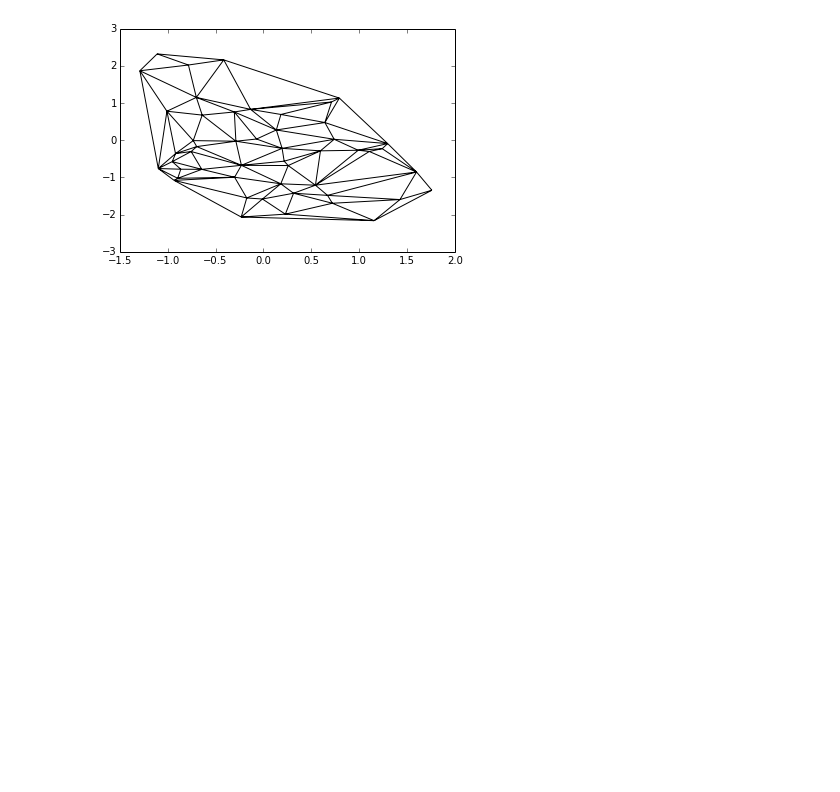
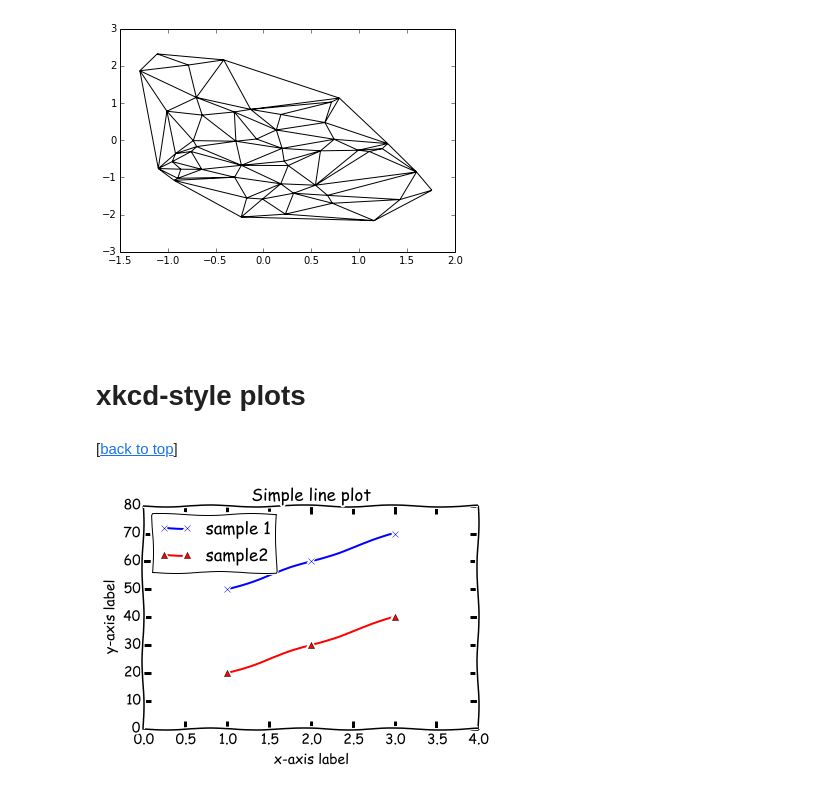
Before and after one commit to rasbt/matplotlib-gallery, a Jupyter notebook: ipynb/specialplots.ipynb, the cells around one changed output. Drawn from its saved outputs; the diff is of its cells as text; code cells hidden in the pictures; blank space fills up the shorter version.

Commit message:
xkcd plots

```diff
--- a/ipynb/specialplots.ipynb
+++ b/ipynb/specialplots.ipynb
@@ -66,3 +67,30 @@ plt.show()
 # %% [markdown]
 <br>
 <br>
+# %% [markdown]
+# xkcd-style plots
+# %% [markdown]
+[[back to top](#Sections)]
+# %%
+import matplotlib.pyplot as plt
+
+x = [1, 2, 3]
+
+y_1 = [50, 60, 70]
+y_2 = [20, 30, 40]
+
+with plt.xkcd():
+
+    plt.plot(x, y_1, marker='x')
+    plt.plot(x, y_2, marker='^')
+
+    plt.xlim([0, len(x)+1])
+    plt.ylim([0, max(y_1+y_2) + 10])
+    plt.xlabel('x-axis label')
+    plt.ylabel('y-axis label')
+    plt.title('Simple line plot')
+    plt.legend(['sample 1', 'sample2'], loc='upper left')
+
+    plt.show()
+# %% [output]
+[figure, added]
```
Also changed, not shown: parts of 5 cells of this notebook, 1 other file.
